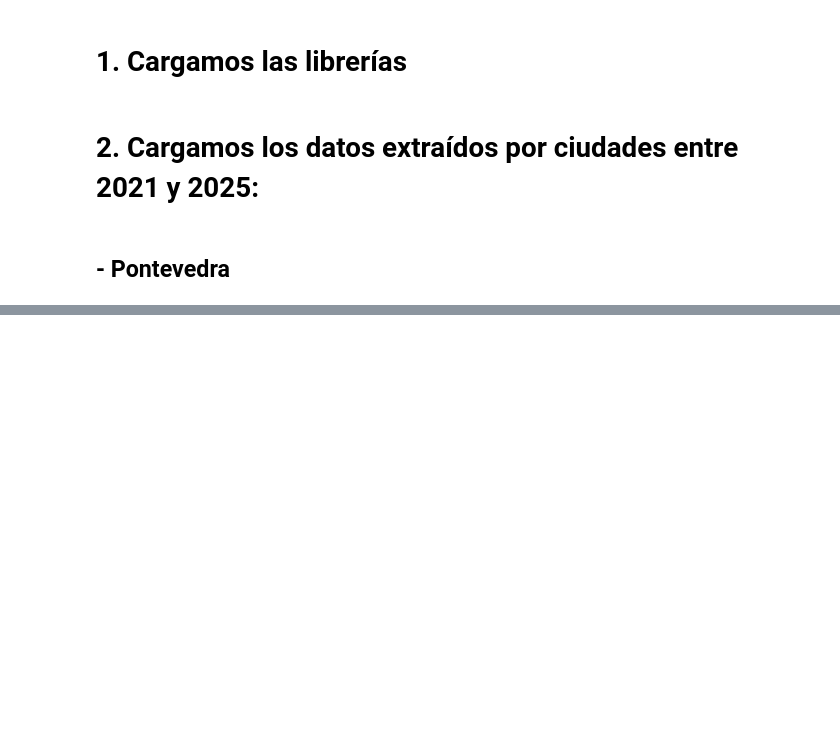
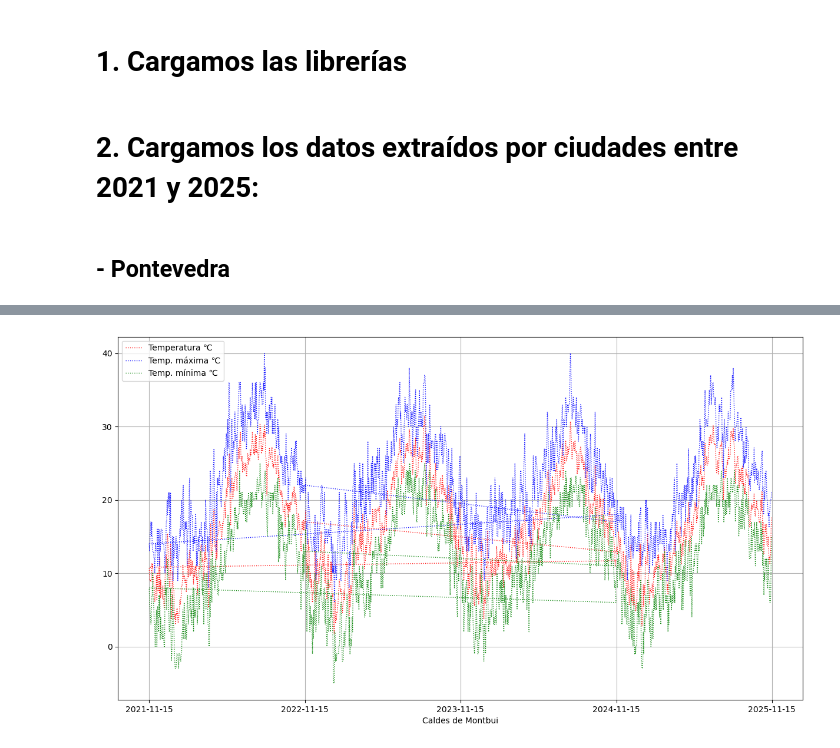
Before and after one commit to Belenm1995/Proyecto_Equipo_D, a Jupyter notebook: Proyecto_D/Csv_por_ciudades_y_años/Analisis.ipynb, the cells around one changed output, grey strips where cells are left out. Drawn from its saved outputs; the diff is of its cells as text; code cells hidden in the pictures; blank space fills up the shorter version.

```diff
--- a/Proyecto_D/Csv_por_ciudades_y_años/Analisis.ipynb
+++ b/Proyecto_D/Csv_por_ciudades_y_años/Analisis.ipynb
@@ -47,0 +72,13 @@ ValueError: No objects to concatenate
+# %%
+df_caldes = pd.concat(objs = [pd.read_csv(x) for x in os.listdir() if x.startswith("caldes") and x.endswith(".csv")],
+                     ignore_index = True)
+
+df_caldes = df_caldes.drop(labels = "Unnamed: 0", axis = 1)
+
+df_caldes["Fecha"] = df_caldes["Fecha"].apply(lambda x : datetime.strptime(x, "%Y-%m-%d"))
+
+df_caldes["Year"] = df_caldes["Fecha"].apply(lambda x : x.year)
+
+df_caldes = df_caldes.rename(columns = rename_columns)
+
+#df_caldes
@@ -47,0 +208,45 @@ ValueError: No objects to concatenate
+# %%
+X = df_caldes["Fecha"]
+Y1 = df_caldes["Media de la temperatura"]
+Y2 = df_caldes["Temperatura máxima"]
+Y3 = df_caldes["Temperatura mínima"]
+
+colores = ["red", "blue", "green"]
+
+plt.figure(figsize = (15, 8))
+
+plt.plot(X,
+         Y1,
+         color       = "red",
+         markersize  = 3,
+         linestyle   = ":",
+         linewidth   = 1,
+         alpha       = 0.9,
+         label       = "Temperatura ℃")
+
+plt.plot(X,
+         Y2,
+         color       = "blue",
+         markersize  = 3,
+         linestyle   = ":",
+         linewidth   = 1,
+         alpha       = 0.9,
+         label       = "Temp. máxima ℃")
+
+plt.plot(X,
+         Y3,
+         color       = "green",
+         markersize  = 3,
+         linestyle   = ":",
+         linewidth   = 1,
+         alpha       = 0.9,
+         label       = "Temp. mínima ℃")
+
+
+plt.xlabel("Caldes de Montbui")
+plt.legend()
+plt.xticks([18_946, 19_311, 19_676, 20_042, 20_407])
+plt.grid()
+plt.show()
+# %% [output]
+[figure, added]
```
Also changed, not shown: parts of 26 cells of this notebook.
